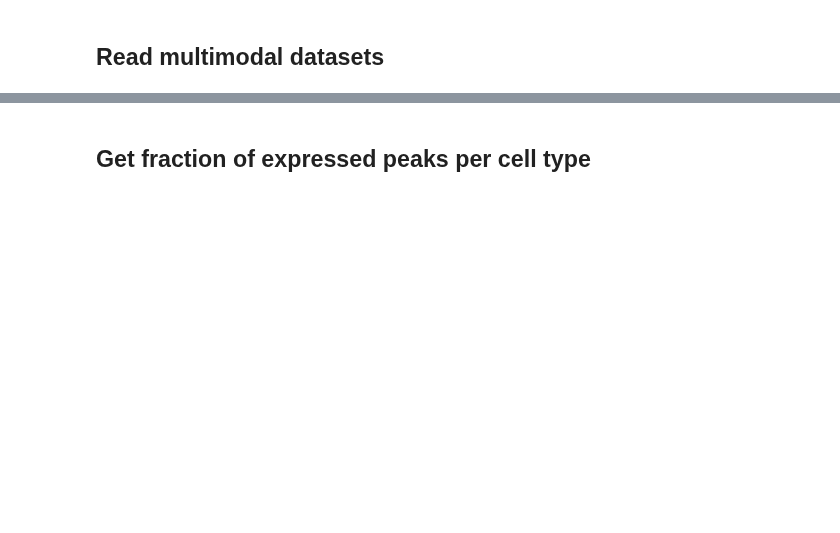
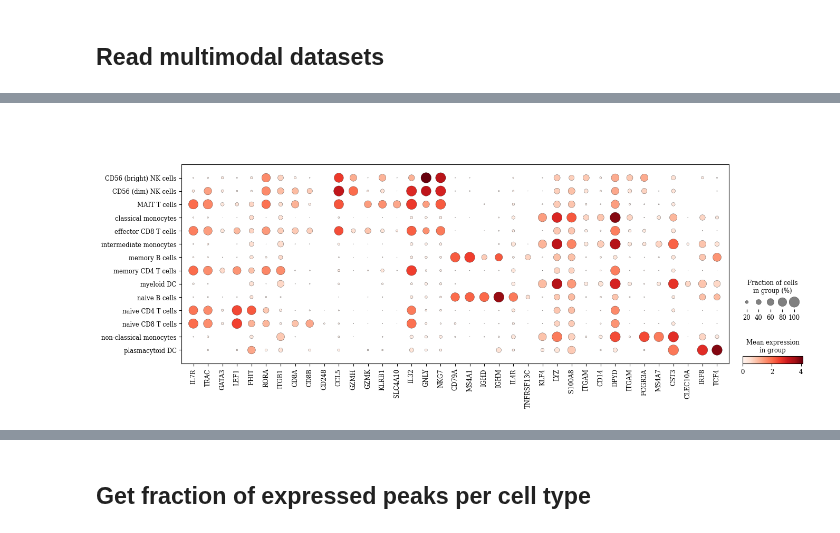
Before and after one commit to theislab/CFGen, a Jupyter notebook: notebooks/experiments/paper/mulimodal/plot_marker_genes_mm.ipynb, the cells around one changed output, grey strips where cells are left out. Saved outputs shown, nothing was run; the diff lists cells and outputs as text; code cells hidden in the pictures; blank space fills up the shorter version.

```diff
--- a/notebooks/experiments/paper/mulimodal/plot_marker_genes_mm.ipynb
+++ b/notebooks/experiments/paper/mulimodal/plot_marker_genes_mm.ipynb
@@ -47,3 +51,6 @@ marker_genes = [
     'FCGR3A', 'MS4A7', 'CST3',                              # non-classical mono
     'CLEC10A', 'IRF8', 'TCF4'                               # DC
 ]
+# %%
+ac.pl.dotplot(adata_real_rna, marker_genes, groupby='cell_type', save="dotplot_real_rna.svg")
+# %% [output]
@@ -49,0 +58 @@ marker_genes = [
+[figure, added]
```
Also changed, not shown: parts of 10 cells of this notebook, 30 other files.
